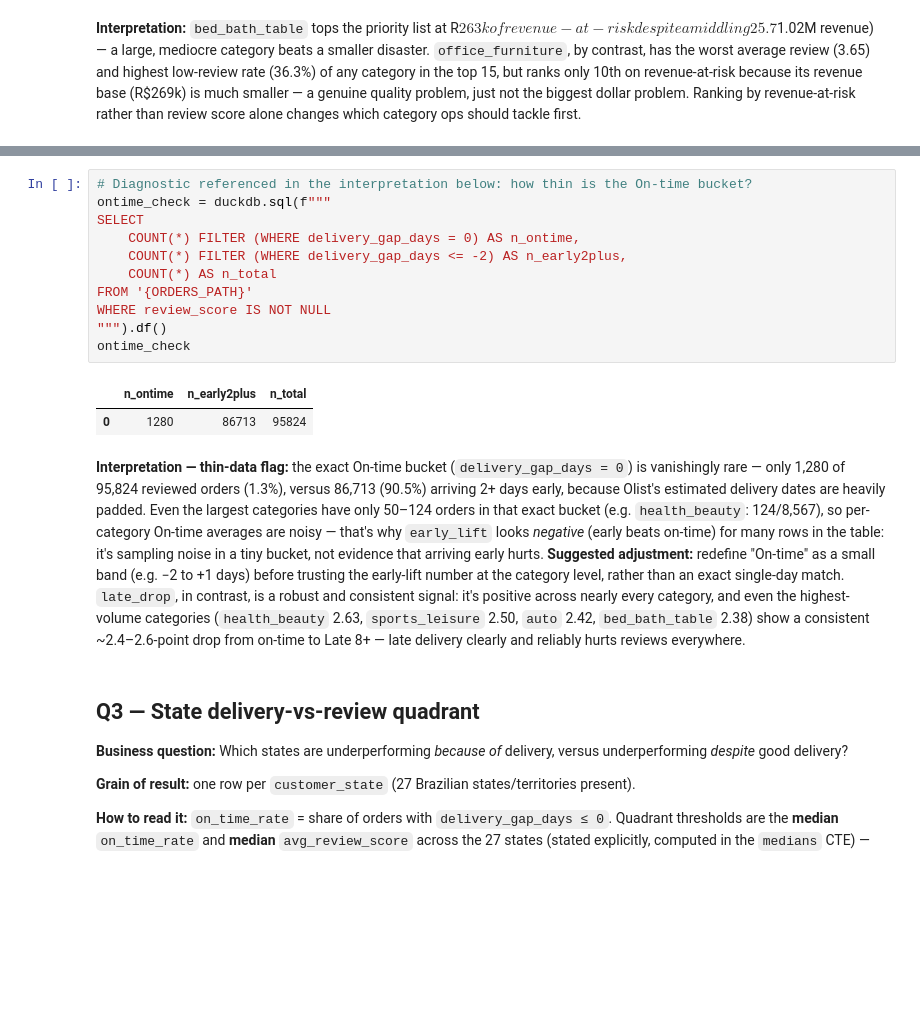
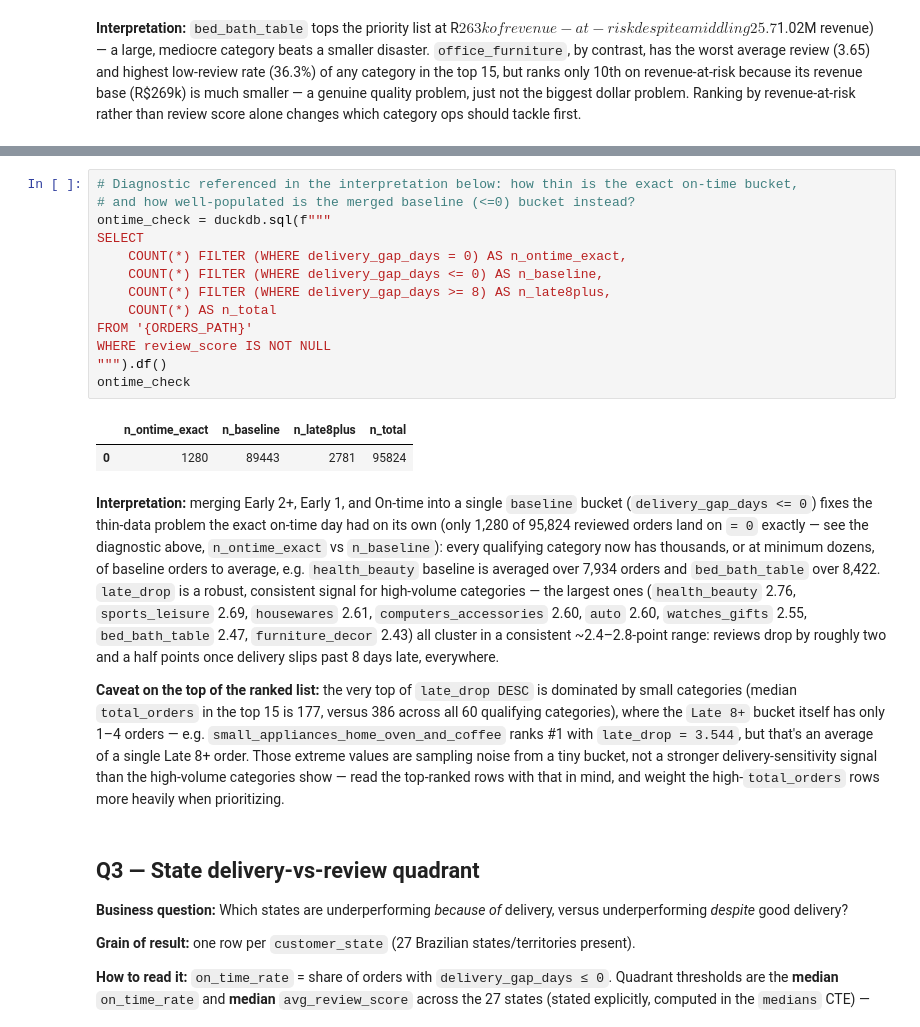
Before and after one commit to Adhiya29/Olist_DataAnalysis, a Jupyter notebook: notebooks/02_sql_analysis.ipynb, the cells around one changed output, grey strips where cells are left out. Drawn from its saved outputs; the diff is of its cells as text; blank space fills up the shorter version.

```diff
--- a/notebooks/02_sql_analysis.ipynb
+++ b/notebooks/02_sql_analysis.ipynb
@@ -331,19 +330,23 @@ Result grain: 54 rows (of 74 categories) -- one row per category with data in al
 # %%
-# Diagnostic referenced in the interpretation below: how thin is the On-time bucket?
+# Diagnostic referenced in the interpretation below: how thin is the exact on-time bucket,
+# and how well-populated is the merged baseline (<=0) bucket instead?
 ontime_check = duckdb.sql(f"""
 SELECT
-    COUNT(*) FILTER (WHERE delivery_gap_days = 0) AS n_ontime,
-    COUNT(*) FILTER (WHERE delivery_gap_days <= -2) AS n_early2plus,
+    COUNT(*) FILTER (WHERE delivery_gap_days = 0) AS n_ontime_exact,
+    COUNT(*) FILTER (WHERE delivery_gap_days <= 0) AS n_baseline,
+    COUNT(*) FILTER (WHERE delivery_gap_days >= 8) AS n_late8plus,
     COUNT(*) AS n_total
 FROM '{ORDERS_PATH}'
 WHERE review_score IS NOT NULL
 """).df()
 ontime_check
 # %% [output]
-|  | n_ontime | n_early2plus | n_total |
-| 0 | 1280 | 86713 | 95824 |
+|  | n_ontime_exact | n_baseline | n_late8plus | n_total |
+| 0 | 1280 | 89443 | 2781 | 95824 |
 # %% [markdown]
-**Interpretation — thin-data flag:** the exact On-time bucket (`delivery_gap_days = 0`) is vanishingly rare — only 1,280 of 95,824 reviewed orders (1.3%), versus 86,713 (90.5%) arriving 2+ days early, because Olist's estimated delivery dates are heavily padded. Even the largest categories have only 50–124 orders in that exact bucket (e.g. `health_beauty`: 124/8,567), so per-category On-time averages are noisy — that's why `early_lift` looks *negative* (early beats on-time) for many rows in the table: it's sampling noise in a tiny bucket, not evidence that arriving early hurts. **Suggested adjustment:** redefine "On-time" as a small band (e.g. −2 to +1 days) before trusting the early-lift number at the category level, rather than an exact single-day match. `late_drop`, in contrast, is a robust and consistent signal: it's positive across nearly every category, and even the highest-volume categories (`health_beauty` 2.63, `sports_leisure` 2.50, `auto` 2.42, `bed_bath_table` 2.38) show a consistent ~2.4–2.6-point drop from on-time to Late 8+ — late delivery clearly and reliably hurts reviews everywhere.
+**Interpretation:** merging Early 2+, Early 1, and On-time into a single `baseline` bucket (`delivery_gap_days <= 0`) fixes the thin-data problem the exact on-time day had on its own (only 1,280 of 95,824 reviewed orders land on `= 0` exactly — see the diagnostic above, `n_ontime_exact` vs `n_baseline`): every qualifying category now has thousands, or at minimum dozens, of baseline orders to average, e.g. `health_beauty` baseline is averaged over 7,934 orders and `bed_bath_table` over 8,422. `late_drop` is a robust, consistent signal for high-volume categories — the largest ones (`health_beauty` 2.76, `sports_leisure` 2.69, `housewares` 2.61, `computers_accessories` 2.60, `auto` 2.60, `watches_gifts` 2.55, `bed_bath_table` 2.47, `furniture_decor` 2.43) all cluster in a consistent ~2.4–2.8-point range: reviews drop by roughly two and a half points once delivery slips past 8 days late, everywhere.
+
+**Caveat on the top of the ranked list:** the very top of `late_drop DESC` is dominated by small categories (median `total_orders` in the top 15 is 177, versus 386 across all 60 qualifying categories), where the `Late 8+` bucket itself has only 1–4 orders — e.g. `small_appliances_home_oven_and_coffee` ranks #1 with `late_drop = 3.544`, but that's an average of a single Late 8+ order. Those extreme values are sampling noise from a tiny bucket, not a stronger delivery-sensitivity signal than the high-volume categories show — read the top-ranked rows with that in mind, and weight the high-`total_orders` rows more heavily when prioritizing.
 # %% [markdown]
 ## Q3 — State delivery-vs-review quadrant
 
```
Also changed, not shown: parts of 6 cells of this notebook.
